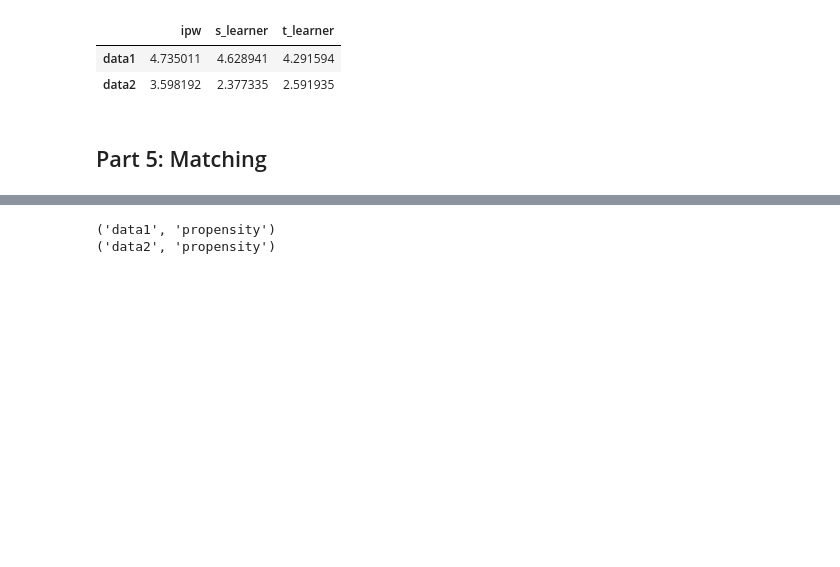
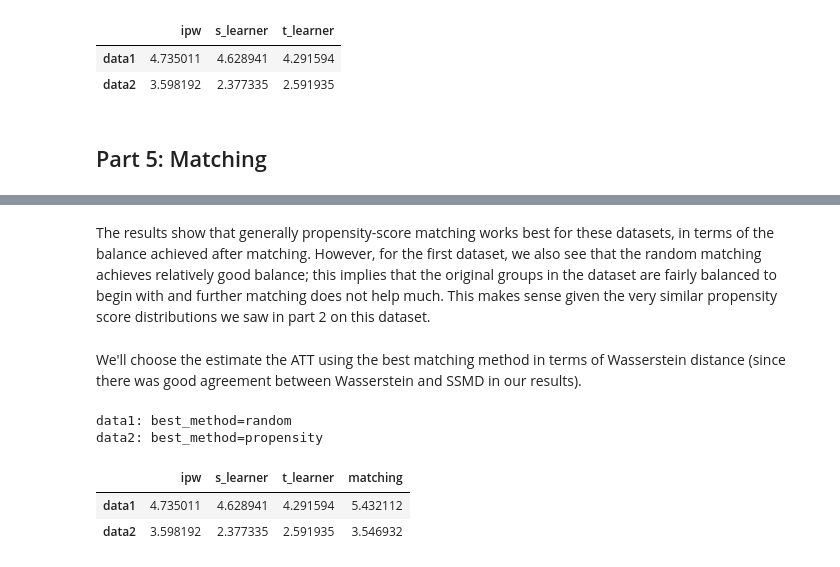
Before and after one commit to avivrosenberg/causal-inference-hw, a Jupyter notebook: hw3/hw3.ipynb, the cells around one changed output, grey strips where cells are left out. Drawn from its saved outputs; the diff is of its cells as text; code cells hidden in the pictures; blank space fills up the shorter version.

```diff
--- a/hw3/hw3.ipynb
+++ b/hw3/hw3.ipynb
@@ -752,8 +798,27 @@ Matching data2 method=cosine 1225/2622
+# %% [markdown]
+The results show that generally propensity-score matching works best for these datasets,
+in terms of the balance achieved after matching.
+However, for the first dataset, we also see that the random matching achieves relatively good balance;
+this implies that the original groups in the dataset are fairly balanced to begin with and further matching does
+not help much.
+This makes sense given the very similar propensity score distributions we saw in part 2 on this dataset.
+# %% [markdown]
+We'll choose the estimate the ATT using the best matching method in terms of Wasserstein distance
+(since there was good agreement between Wasserstein and SSMD in our results).
 # %%
-metric = 'mean_ssmd'
-for dataset_name in dataset_names:
+metric = 'mean_wass'
+df_att_results['matching'] = float('nan')
+
+for i, dataset_name in enumerate(dataset_names):
     imax = df_matching.loc[pd.IndexSlice[dataset_name, :], metric].idxmin()
-    print(f'{imax}')
+    print(f'{imax[0]}: best_method={imax[1]}')
+
+    df_att_results['matching'][i] = df_matching.loc[imax, 'est_att']
+
+df_att_results
 # %% [output]
-('data1', 'propensity')
-('data2', 'propensity')
+data1: best_method=random
+data2: best_method=propensity
+|  | ipw | s_learner | t_learner | matching |
+| data1 | 4.735011 | 4.628941 | 4.291594 | 5.432112 |
+| data2 | 3.598192 | 2.377335 | 2.591935 | 3.546932 |
```
Also changed, not shown: parts of 5 cells of this notebook, 2 other files.
